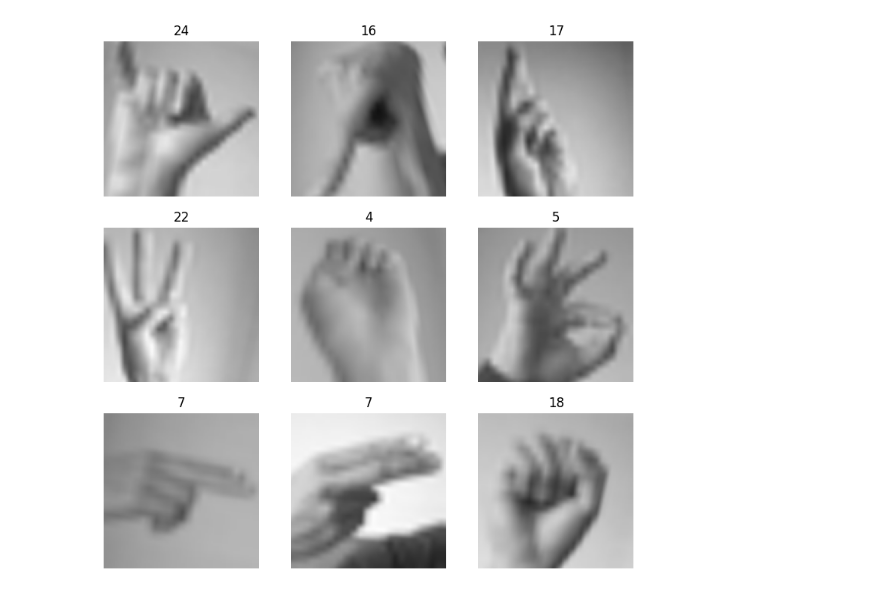
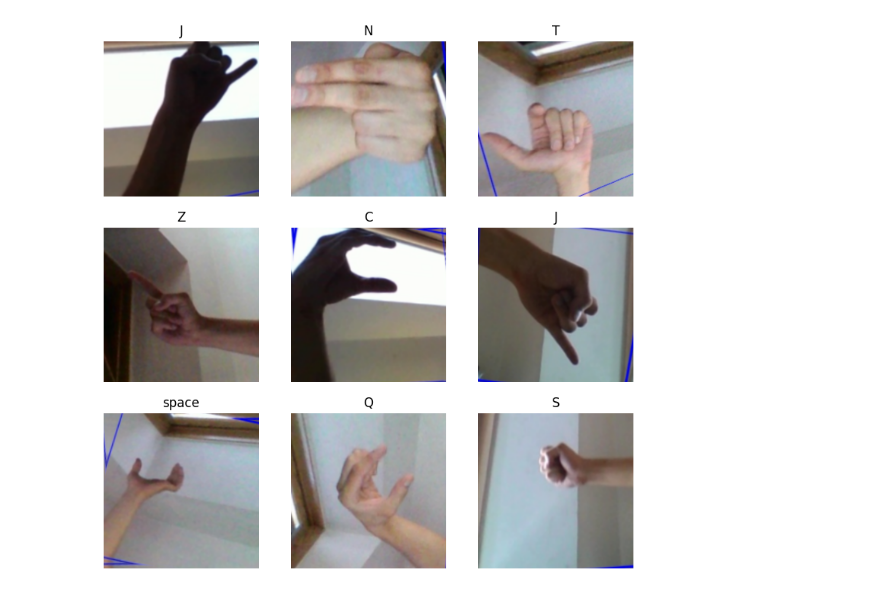
Before and after one commit to Jordan99990/ASL_To_Text, a Jupyter notebook: model _v2.ipynb, the cells around one changed output. Drawn from its saved outputs; the diff is of its cells as text; code cells hidden in the pictures.

```diff
--- a/model _v2.ipynb
+++ b/model _v2.ipynb
@@ -23,18 +5,26 @@ test_df['image'] = test_df.iloc[:, 1:].apply(lambda x: reconstruct_image(x.to_nu
 # %%
-sign_language_data = DataBlock(
+dblock = DataBlock(
     blocks=(ImageBlock, CategoryBlock),
-    get_x=ColReader('image'),
-    get_y=ColReader('label'),
+    get_items=get_image_files,
     splitter=RandomSplitter(valid_pct=0.2, seed=42),
-    item_tfms=Resize(128),
-    batch_tfms=[*aug_transforms(size=128, min_scale=0.75), Normalize.from_stats(*imagenet_stats)]
+    get_y=parent_label,
+    item_tfms=Resize(224, method=ResizeMethod.Pad, pad_mode='zeros'),
+    batch_tfms=[
+        *aug_transforms(size=224, min_scale=0.75),
+        Normalize.from_stats(*imagenet_stats),
+        Brightness(0.1),
+        Contrast(0.1),
+        Rotate(max_deg=10, p=0.5),
+        Dihedral(),
+        RandomResizedCrop(224, min_scale=0.75)
+    ]
 )
 
-dls = sign_language_data.dataloaders(train_df, bs=32)
-
-dls.show_batch()
+dls = dblock.dataloaders(path, bs=32)
-# %% [output]
-[figure, removed]
+# %%
+dls.show_batch(max_n=9)
+# %% [output]
+[figure, added]
 # %%
 learn = vision_learner(dls, resnet50, metrics=accuracy)
 
```
Also changed, not shown: parts of 11 cells of this notebook, 3 other files.
